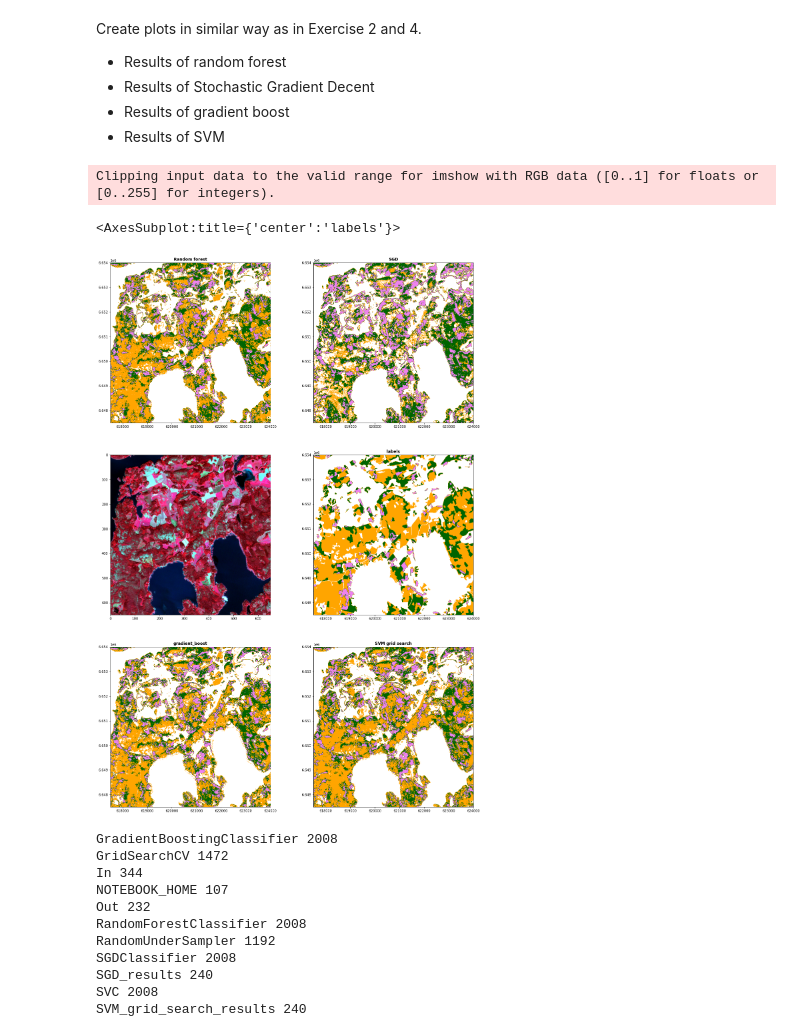
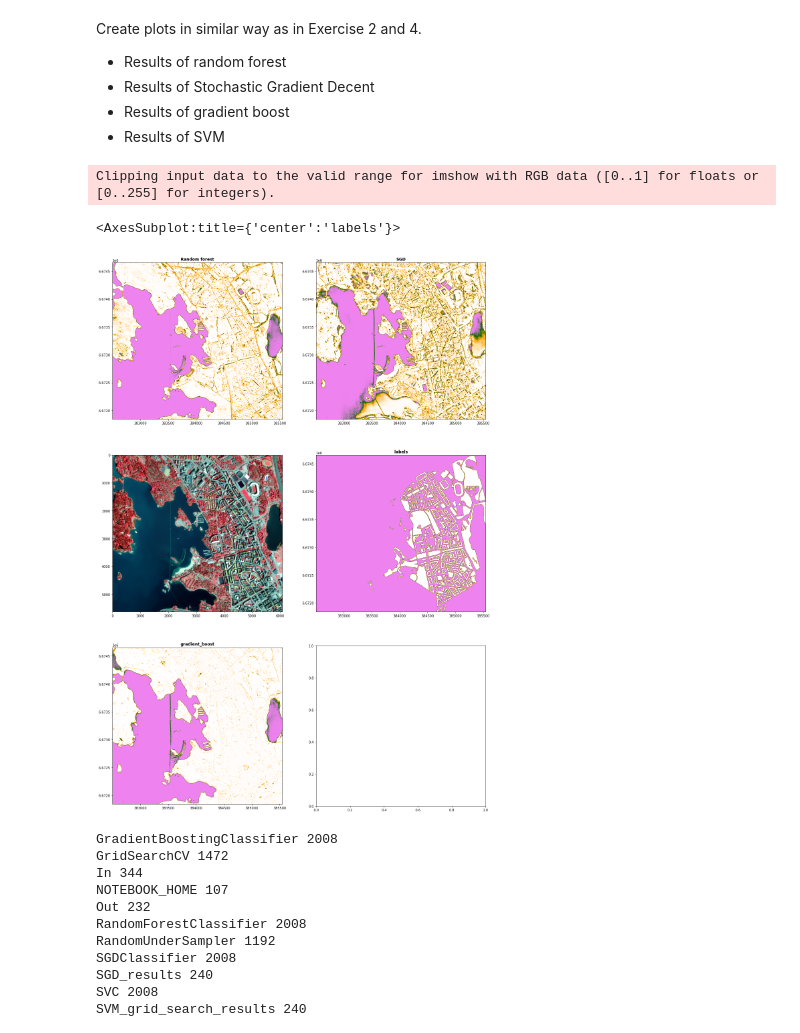
Before and after one commit to csc-training/GeoML, a Jupyter notebook: notebooks/old_classification.ipynb, the cells around one changed output. Drawn from its saved outputs; the diff is of its cells as text; code cells hidden in the pictures.

```diff
--- a/notebooks/old_classification.ipynb
+++ b/notebooks/old_classification.ipynb
@@ -37,6 +37,11 @@ labelsImage =  os.path.join(base_folder,'forest_species_reclassified_clip_small.
 
 # Output
 outputImageBase= os.path.join(base_folder,'T34VFM_20180829T100019_clipped_')
+# %%
+base_folder = "./"
+inputImage = 'toolo.tif'
+labelsImage = 'classes.tif'
+outputImageBase = 'toolo_'
 # %%
 # Available cores. In Notebooks only 1 core is available, on local PC or some other environment likely more cores are available, so increase this then.
 n_jobs = 1
@@ -372,36 +340,36 @@ cmap = matplotlib.colors.LinearSegmentedColormap.from_list("", ["white","orange"
 ### The results
 rf_results = rasterio.open(outputImageBase+'random_forest.tif')
 show(rf_results, ax=ax[0, 0], cmap=cmap, title='Random forest')
 
 SGD_results = rasterio.open(outputImageBase+'SGD.tif')
 show(SGD_results, ax=ax[0, 1], cmap=cmap, title='SGD')
 
 gradient_boost_results = rasterio.open(outputImageBase+'gradient_boost.tif')
 show(gradient_boost_results, ax=ax[2, 0], cmap=cmap, title='gradient_boost')
 
 #SVM_results = rasterio.open(outputImageBase+'SVM.tif')
 #show(SVM_results, ax=ax[2, 0], cmap=cmap, title='SVM')
 
-SVM_grid_search_results = rasterio.open(outputImageBase+'SVC_grid_search.tif')
-show(SVM_grid_search_results, ax=ax[2, 1], cmap=cmap, title='SVM grid search')
+#SVM_grid_search_results = rasterio.open(outputImageBase+'SVC_grid_search.tif')
+#show(SVM_grid_search_results, ax=ax[2, 1], cmap=cmap, title='SVM grid search')
 
 ### Plot the sentinel image
 ### The Sentinel image used for training
 sentinel = rasterio.open(inputImage)
 
 ### Read the bands separately and apply the normalize function to each of them to increase contrast
 nir, red, green = sentinel.read(1), sentinel.read(2), sentinel.read(3)
 nirn, redn, greenn = normalize(nir), normalize(red), normalize(green)
 stacked = np.dstack((nirn, redn, greenn))
 
 ax[1, 0].imshow(stacked)
 
 labels = rasterio.open(labelsImage)
 show(labels, ax=ax[1,1], cmap=cmap, title='labels')
 # %% [output]
 Clipping input data to the valid range for imshow with RGB data ([0..1] for floats or [0..255] for integers).
 <AxesSubplot:title={'center':'labels'}>
-[figure, old version]
+[figure, new version]
 # %%
 import sys
 for i in dir():
```
Also changed, not shown: parts of 11 cells of this notebook, 2 other files.
